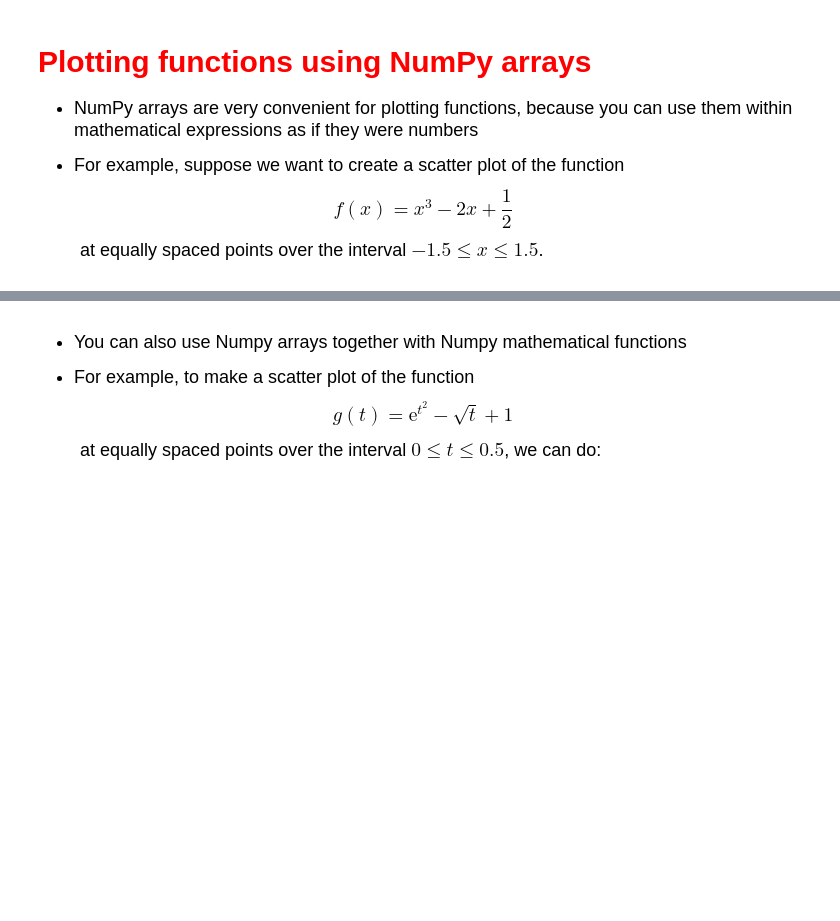
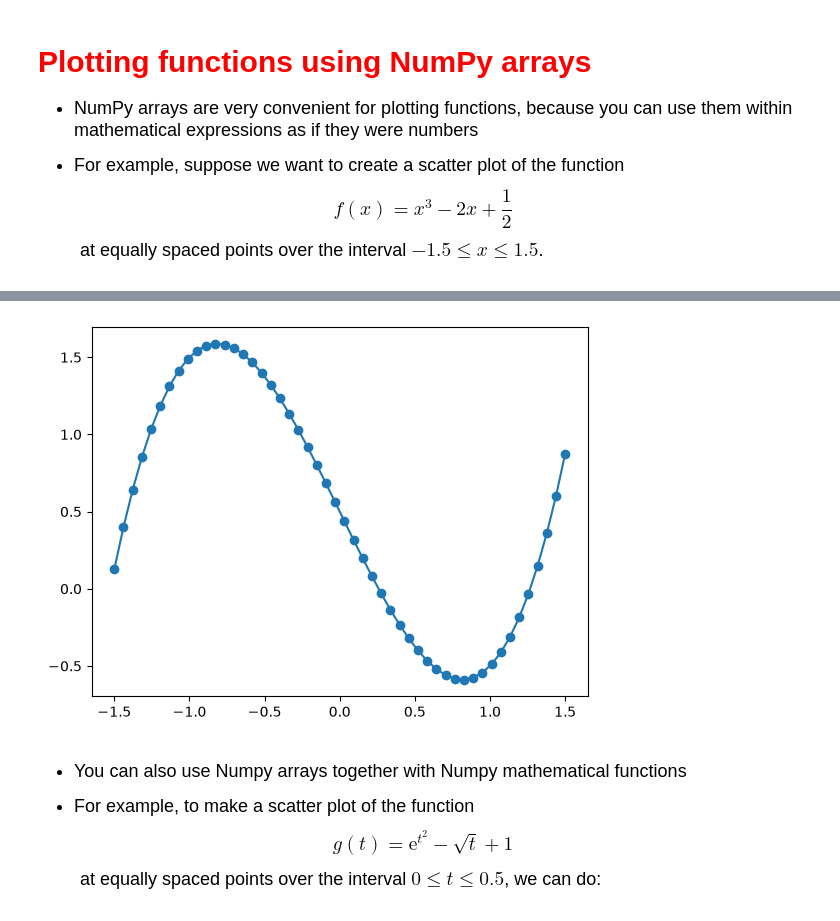
Before and after one commit to amateo6-ant/datasci151fall2026, a Jupyter notebook: lecture_04_other_sequence_objects/Lecture04 copy.ipynb, the cells around one changed output, grey strips where cells are left out. Cells and saved outputs as stored; diff of their text form; code cells hidden in the pictures; blank space fills up the shorter version.

```diff
--- a/lecture_04_other_sequence_objects/Lecture04 copy.ipynb
+++ b/lecture_04_other_sequence_objects/Lecture04 copy.ipynb
@@ -399,3 +481,19 @@ plt.show()
+# %%
+# Create list of equally spaced points from -1.5 to 1.5
+x_values = np.linspace(-1.5, 1.5, 50)
+
+# Convert to numpy array
+x_values = np.array(x_values)
+
+# Create new numpy array with the function evaluated at the same points
+y_values = x_values**3 - 2*x_values + 0.5
+
+# Use plt.scatter to create scatter plot
+plt.scatter(x = x_values, y = y_values)
+plt.plot(x_values, y_values) # adds linear lines to connect the plots
+plt.show()
+# %% [output]
+[figure, added]
 # %% [markdown]
 <font size = "4">
 
```
Also changed, not shown: parts of 16 cells of this notebook.
